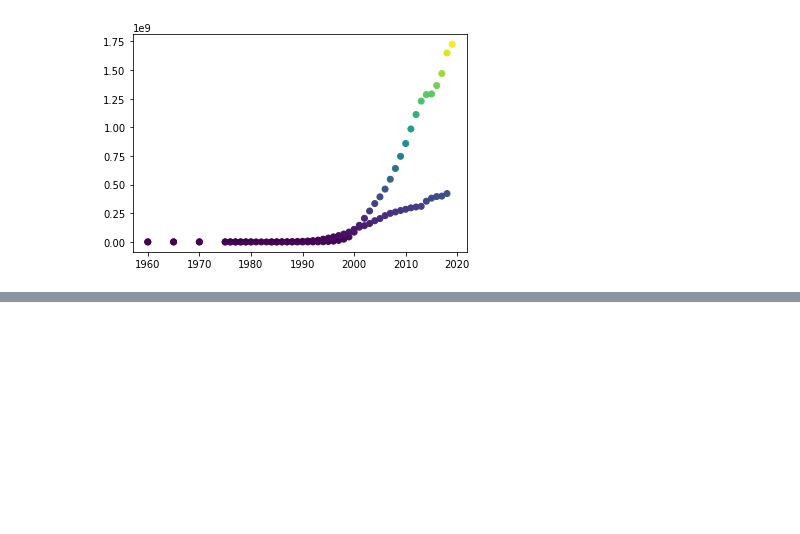
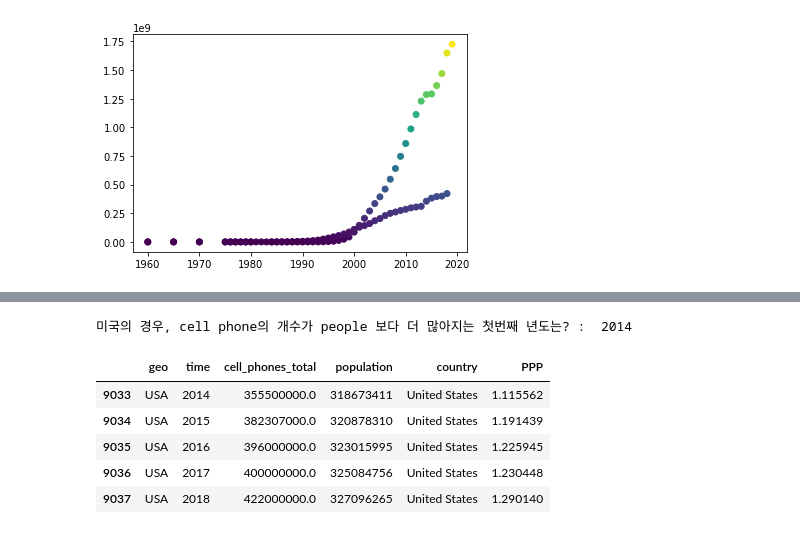
Before and after one commit to sksos7/2020_03_01_Hollys, a Jupyter notebook: ai_sc11x.ipynb, the cells around one changed output, grey strips where cells are left out. Saved outputs shown, nothing was run; the diff lists cells and outputs as text; code cells hidden in the pictures; blank space fills up the shorter version.

```diff
--- a/ai_sc11x.ipynb
+++ b/ai_sc11x.ipynb
@@ -315,11 +316,12 @@ plt.subplots_adjust(left=0.125,
 
 - 주어진 fivethirtyeight 그림 차트와 완벽히 동일하게 그려보세요.
 # %%
+# 1. Data Preprocessing
 # 데이터시트 찾아보니 USA는 소문자로 usa
 # 구글링으로 국가별 알파벳 국가코드 찾아보니 china는 chn
 # 필터를 걸어 USA 와 china 정보만 담게 하고
 condition = (df4['geo'] == 'usa') | (df4['geo'] == 'chn')
-df7 = df4[condition]
+df7 = df4[condition].copy()
 
 # scatter plot 을 다시 그려 보세요
 plt.scatter(df7['time'],df7['cell_phones_total'],c=df7['cell_phones_total'])
@@ -330,0 +331,10 @@ plt.scatter(df7['time'],df7['cell_phones_total'],c=df7['cell_phones_total'])
+# %%
+# geo code 를 lowercase가 아닌 uppercase 로 바꿔보세요.
+# string.upper
+
+# 두 코드 모두 동일한 동작을 함.
+# map() -> series , applymap() -> dataframe
+# df7['geo'] = df7['geo'].map(str.upper)
+# 도중에 경고가 떠서 위 코드에서 df7 = df4[~].copy() 를 사용함
+df7[['geo']] = df7[['geo']].applymap(str.upper)
+df7[['geo']]
@@ -330,0 +355,14 @@ plt.scatter(df7['time'],df7['cell_phones_total'],c=df7['cell_phones_total'])
+# %%
+# 2017년은 China가 people(인구수)보다 cell phone 개수가 더 많아지는 첫번째 년도 입니다.
+# 미국의 경우, cell phone의 개수가 people 보다 더 많아지는 첫번째 년도는 언제인가요?
+condition = (df7['geo']=='USA') & (df7['cell_phones_total']>df7['population'])
+print("미국의 경우, cell phone의 개수가 people 보다 더 많아지는 첫번째 년도는? : ",df7[condition].iloc[0,1])
+df7[condition]
+# %% [output]
+미국의 경우, cell phone의 개수가 people 보다 더 많아지는 첫번째 년도는? :  2014
+|  | geo | time | cell_phones_total | population | country | PPP |
+| 9033 | USA | 2014 | 355500000.0 | 318673411 | United States | 1.115562 |
+| 9034 | USA | 2015 | 382307000.0 | 320878310 | United States | 1.191439 |
+| 9035 | USA | 2016 | 396000000.0 | 323015995 | United States | 1.225945 |
+| 9036 | USA | 2017 | 400000000.0 | 325084756 | United States | 1.230448 |
+| 9037 | USA | 2018 | 422000000.0 | 327096265 | United States | 1.290140 |
```
Also changed, not shown: parts of 5 cells of this notebook.
